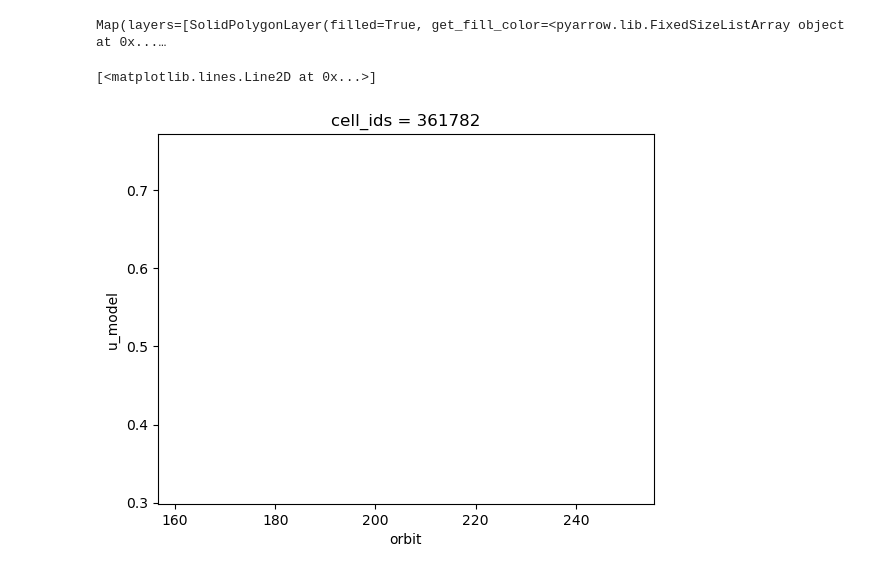
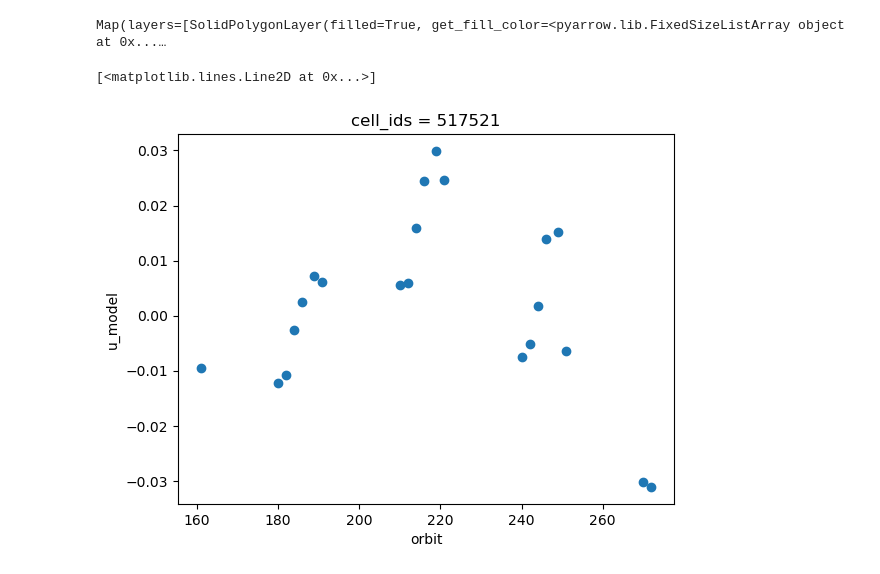
Before and after one commit to tinaok/Hack4RiOMAR, a Jupyter notebook: notebooks/odysea.ipynb, the cells around one changed output. Saved outputs shown, nothing was run; the diff lists cells and outputs as text; code cells hidden in the pictures.

Commit message:
plot vers

```diff
--- a/notebooks/odysea.ipynb
+++ b/notebooks/odysea.ipynb
@@ -257,7 +257,7 @@ dtotal.u_model.isel(orbit=0).where(lambda x : x!=hp.UNSEEN).compute().dggs.explo
 # %% [output]
 Map(layers=[SolidPolygonLayer(filled=True, get_fill_color=<pyarrow.lib.FixedSizeListArray object at 0x...…
 # %%
-dtotal.u_model.isel(cells=361782).where(lambda x : x!=hp.UNSEEN).plot()
+dtotal.u_model.isel(cells=[517521).where(lambda x : x!=hp.UNSEEN).plot(marker="o", linestyle="")
 # %% [output]
 [<matplotlib.lines.Line2D at 0x...>]
-[figure, old version]
+[figure, new version]
```
